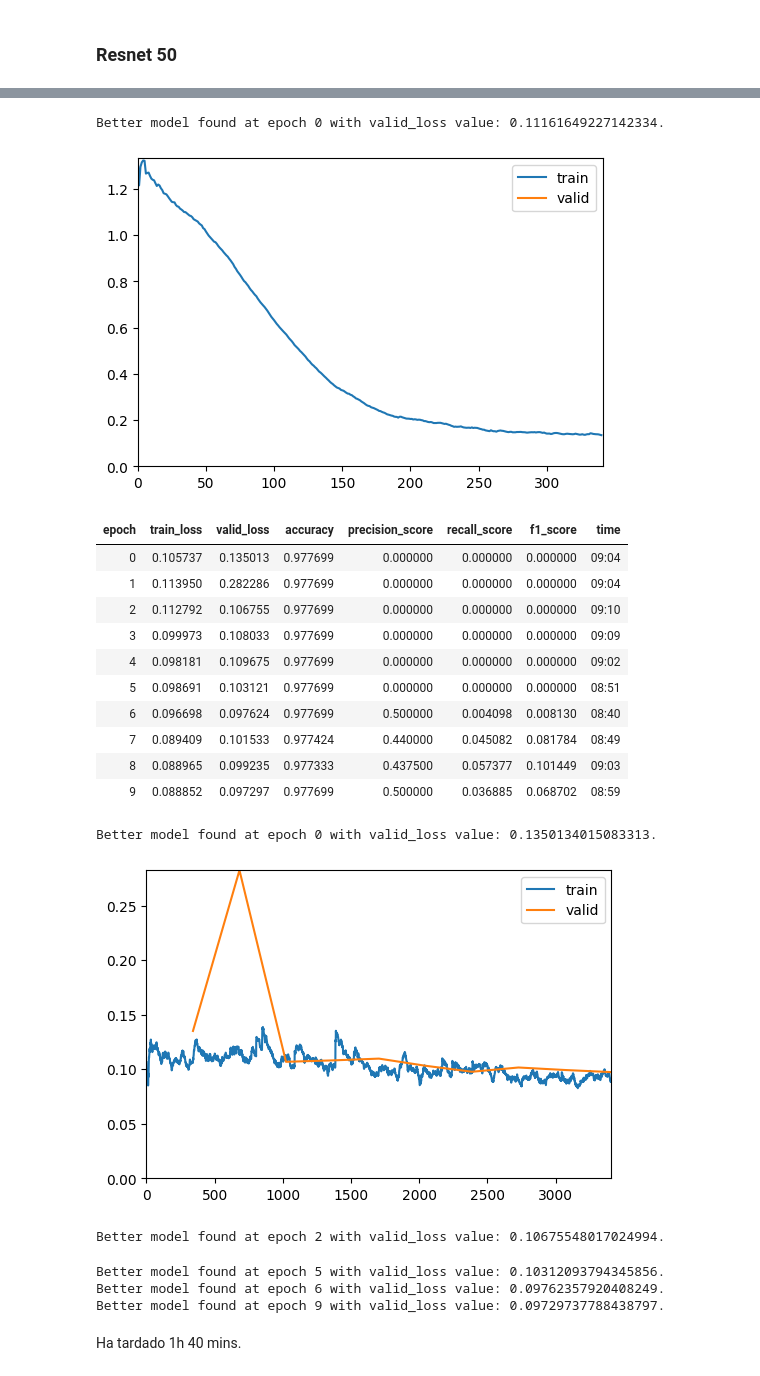
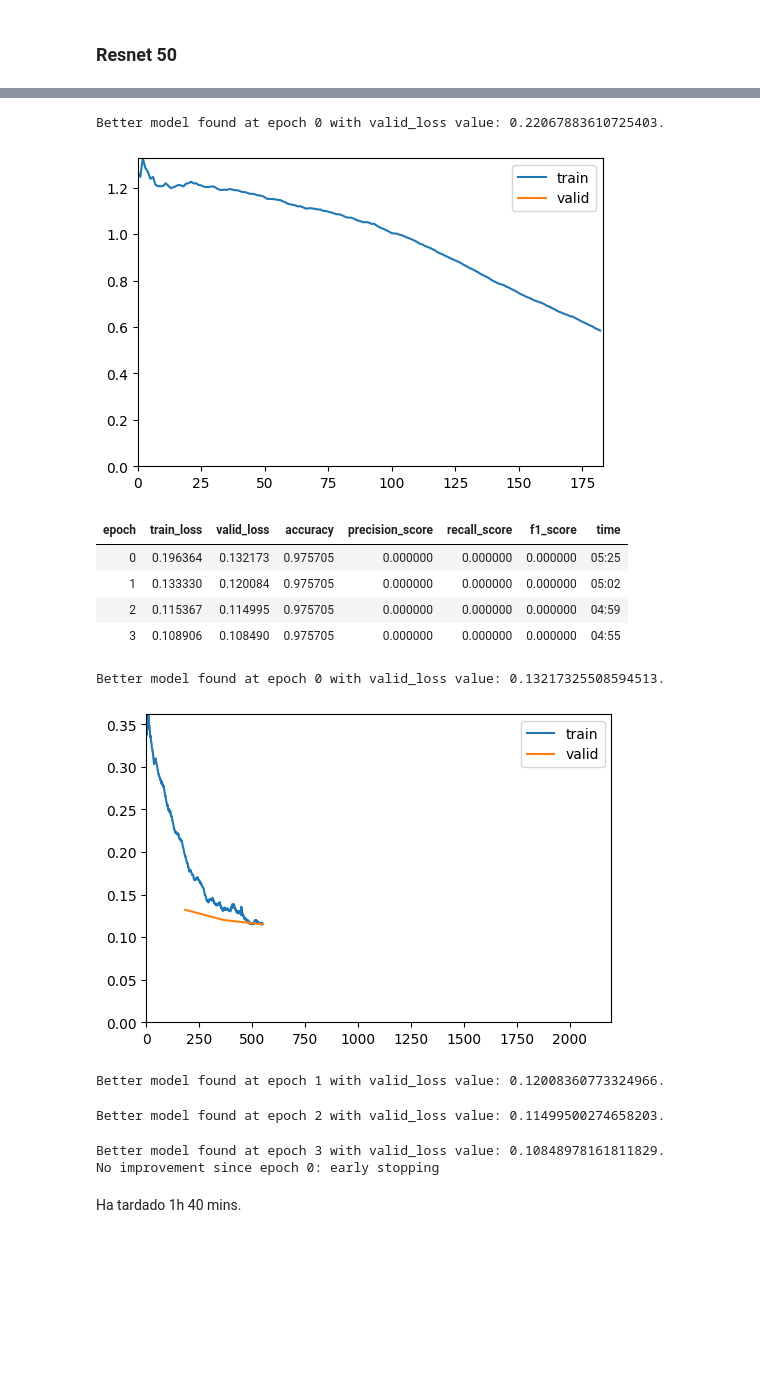
Before and after one commit to inigo99/CancerDetection, a Jupyter notebook: TFM.ipynb, the cells around one changed output, grey strips where cells are left out. Saved outputs shown, nothing was run; the diff lists cells and outputs as text; code cells hidden in the pictures; blank space fills up the shorter version.

```diff
--- a/TFM.ipynb
+++ b/TFM.ipynb
@@ -34,10 +36,22 @@ df = pd.read_csv("rsna-breast-cancer-detection_reducido_v2/train.csv")
+# %%
+import os
+import shutil
+
+p_clean = path/"clean"
+
+if not os.path.isdir(p_clean):
+    os.mkdir(p_clean)
+
+for index, row in dfna.iterrows():
+    patient = row["patient_id"]
+    shutil.copytree(imagesPath/str(patient), p_clean/str(patient), dirs_exist_ok=True)
 # %%
 def cadena(path):
     partes = path.split(os.path.sep)
     return partes[-1][:-4]
 
 def label_func(fname):
-    return df.loc[df['image_id'] == int(cadena(fname.name))]['cancer'].values[0]
+    return dfna.loc[dfna['image_id'] == int(cadena(fname.name))]['cancer'].values[0]
 # %% [markdown]
 ## Modelos
 # %% [markdown]
@@ -50,10 +64,11 @@ db = DataBlock(blocks = (ImageBlock, CategoryBlock),
                  item_tfms = Resize(512),
                  batch_tfms=aug_transforms(size=256,min_scale=0.75))
 # %%
-dls = db.dataloaders(imagesPath, bs=128)
+dls = db.dataloaders(p_clean, bs=128)
 # %%
 callbacks = [
     ShowGraphCallback(),
+    EarlyStoppingCallback(monitor='f1_score', comp=np.greater, patience=3),
     SaveModelCallback(fname='modelResnet50')
 ]
 # %%
@@ -67,4 +82,4 @@ SuggestedLRs(valley=0.004365158267319202)
 # %%
-learn.fine_tune(10, base_lr=1e-2)
+learn.fine_tune(12, base_lr=1e-3)
 # %% [output]
 | epoch | train_loss | valid_loss | accuracy | precision_score | recall_score | f1_score | time |
@@ -72,22 +87,16 @@ learn.fine_tune(10, base_lr=1e-2)
-Better model found at epoch 0 with valid_loss value: 0.11161649227142334.
+Better model found at epoch 0 with valid_loss value: 0.22067883610725403.
-[figure, old version]
+[figure, new version]
 | epoch | train_loss | valid_loss | accuracy | precision_score | recall_score | f1_score | time |
-| 0 | 0.105737 | 0.135013 | 0.977699 | 0.000000 | 0.000000 | 0.000000 | 09:04 |
-| 1 | 0.113950 | 0.282286 | 0.977699 | 0.000000 | 0.000000 | 0.000000 | 09:04 |
-| 2 | 0.112792 | 0.106755 | 0.977699 | 0.000000 | 0.000000 | 0.000000 | 09:10 |
-| 3 | 0.099973 | 0.108033 | 0.977699 | 0.000000 | 0.000000 | 0.000000 | 09:09 |
-| 4 | 0.098181 | 0.109675 | 0.977699 | 0.000000 | 0.000000 | 0.000000 | 09:02 |
-| 5 | 0.098691 | 0.103121 | 0.977699 | 0.000000 | 0.000000 | 0.000000 | 08:51 |
-| 6 | 0.096698 | 0.097624 | 0.977699 | 0.500000 | 0.004098 | 0.008130 | 08:40 |
-| 7 | 0.089409 | 0.101533 | 0.977424 | 0.440000 | 0.045082 | 0.081784 | 08:49 |
-| 8 | 0.088965 | 0.099235 | 0.977333 | 0.437500 | 0.057377 | 0.101449 | 09:03 |
-| 9 | 0.088852 | 0.097297 | 0.977699 | 0.500000 | 0.036885 | 0.068702 | 08:59 |
+| 0 | 0.196364 | 0.132173 | 0.975705 | 0.000000 | 0.000000 | 0.000000 | 05:25 |
+| 1 | 0.133330 | 0.120084 | 0.975705 | 0.000000 | 0.000000 | 0.000000 | 05:02 |
+| 2 | 0.115367 | 0.114995 | 0.975705 | 0.000000 | 0.000000 | 0.000000 | 04:59 |
+| 3 | 0.108906 | 0.108490 | 0.975705 | 0.000000 | 0.000000 | 0.000000 | 04:55 |
-Better model found at epoch 0 with valid_loss value: 0.1350134015083313.
+Better model found at epoch 0 with valid_loss value: 0.13217325508594513.
-[figure, old version]
+[figure, new version]
-Better model found at epoch 2 with valid_loss value: 0.10675548017024994.
+Better model found at epoch 1 with valid_loss value: 0.12008360773324966.
-Better model found at epoch 5 with valid_loss value: 0.10312093794345856.
-Better model found at epoch 6 with valid_loss value: 0.09762357920408249.
-Better model found at epoch 9 with valid_loss value: 0.09729737788438797.
+Better model found at epoch 2 with valid_loss value: 0.11499500274658203.
+Better model found at epoch 3 with valid_loss value: 0.10848978161811829.
+No improvement since epoch 0: early stopping
 # %% [markdown]
 Ha tardado 1h 40 mins.
 # %% [markdown]
```
Also changed, not shown: parts of 18 cells of this notebook.
